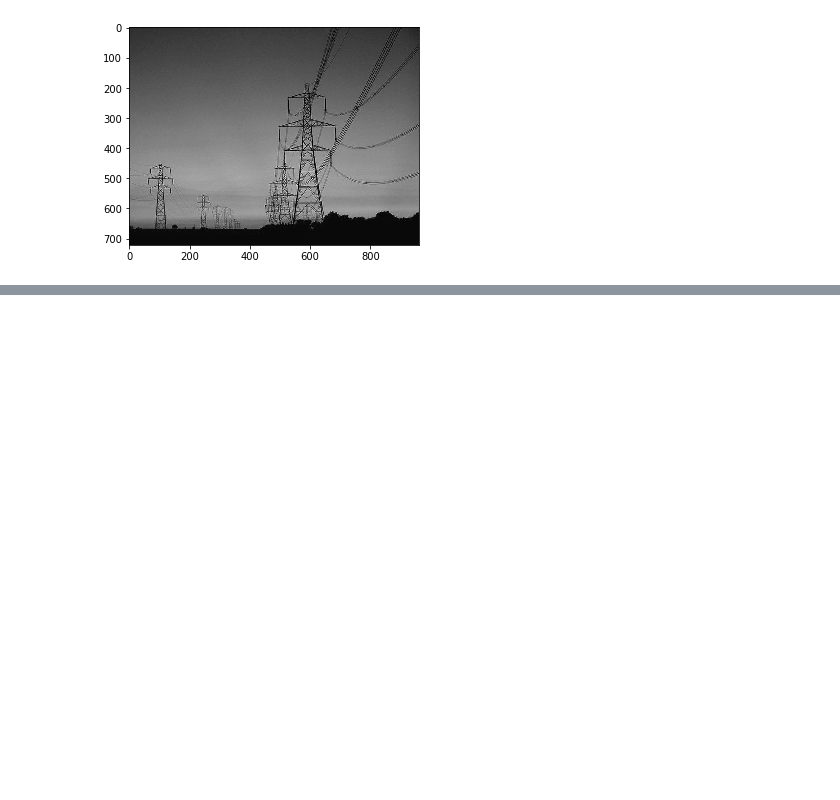
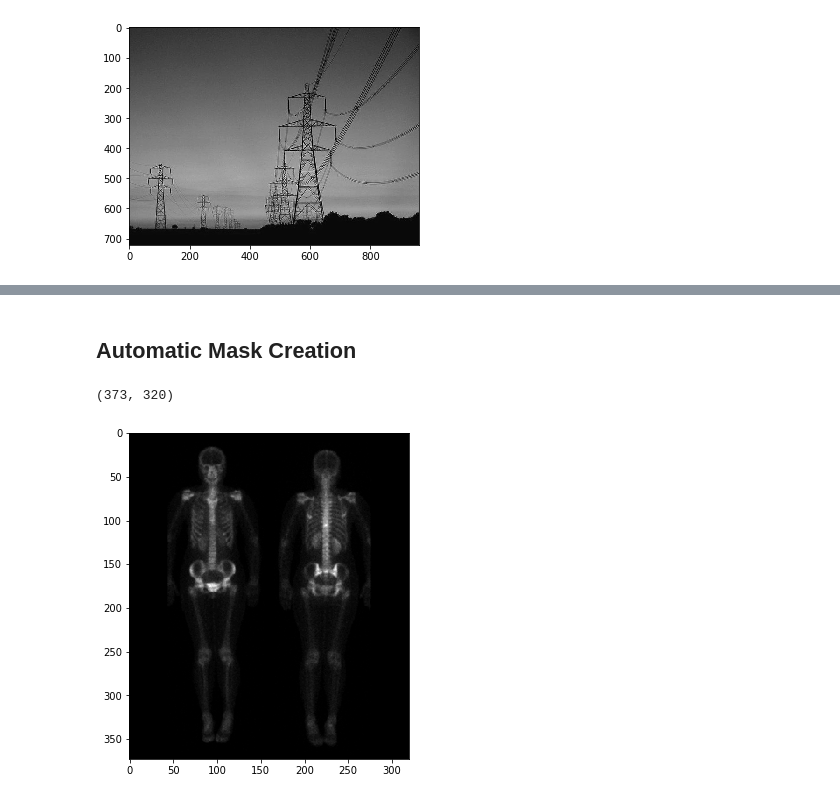
Before and after one commit to kmnuddin/image_processing_EECE_7241, a Jupyter notebook: HW_2/Image Processing Software Assignment 2.ipynb, the cells around one changed output, grey strips where cells are left out. Cells and saved outputs as stored; diff of their text form; code cells hidden in the pictures; blank space fills up the shorter version.

```diff
--- a/HW_2/Image Processing Software Assignment 2.ipynb
+++ b/HW_2/Image Processing Software Assignment 2.ipynb
@@ -333,0 +334,10 @@ ax3.imshow(f_img_d, cmap=cm.gray)
+# %% [markdown]
+## Automatic Mask Creation
+# %%
+img = cv2.imread('images/a.png', cv2.IMREAD_GRAYSCALE)
+plt.figure(figsize=(8,6))
+plt.imshow(img, cmap=cm.gray_r)
+img.shape
+# %% [output]
+(373, 320)
+[figure, added]
```
Also changed, not shown: parts of 2 cells of this notebook.
